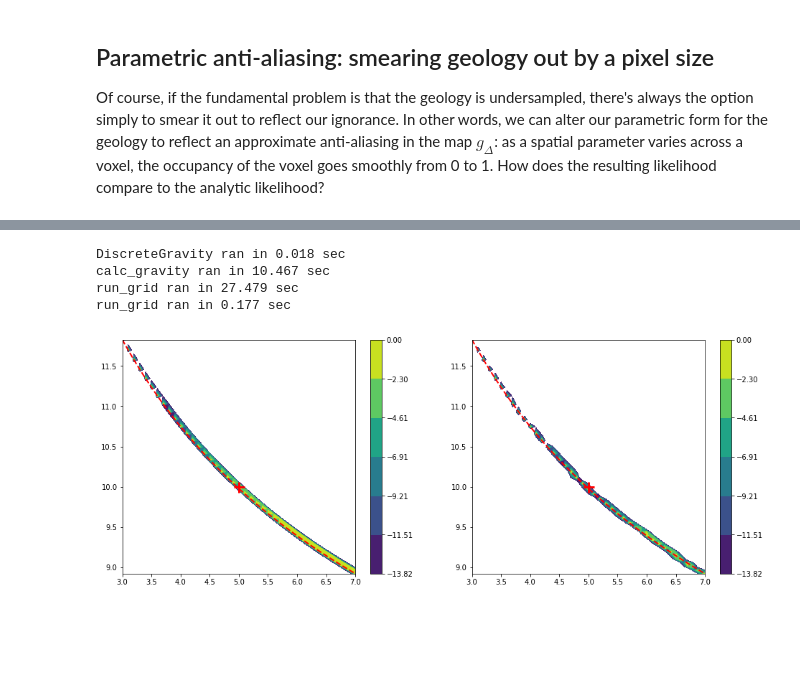
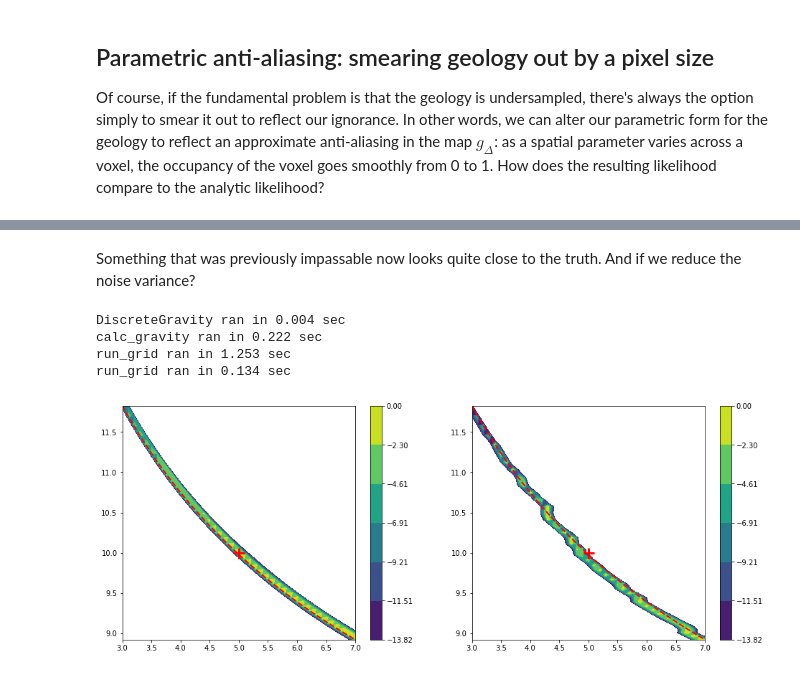
Before and after one commit to rscalzo/blockworlds, a Jupyter notebook: blockworlds/blockworlds.ipynb, the cells around one changed output, grey strips where cells are left out. Saved outputs shown, nothing was run; the diff lists cells and outputs as text; code cells hidden in the pictures; blank space fills up the shorter version.

Commit message:
Added flexible anti-aliasing comparison figures

```diff
--- a/blockworlds/blockworlds.ipynb
+++ b/blockworlds/blockworlds.ipynb
@@ -426,8 +426,8 @@ def smeared_xlty(x, y, h):
     idx = (np.abs(d) < 100)
     result[idx] = 1.0/(1.0 + np.exp(4*d[idx]))
     # linear
-    idx = (np.abs(d) < 1/2)
-    result[idx] = -d[idx] + 0.5
+    idx = (1.1*np.abs(d) < 1/2)
+    result[idx] = -1.1*d[idx] + 0.5
     return result
 
 class SmearedSphereGfunc:
@@ -477,25 +501,27 @@ The result is surprisingly close!  What happens if we go back to our larger surv
+# %% [markdown]
+Something that was previously impassable now looks quite close to the truth.  And if we reduce the noise variance?
 # %%
-data0 = analytic_forward_gravity_sphere(survey_30x30, R_0, rho_0, r0=(0,0,0))[2]
-sigrel = 0.1
+data0 = analytic_forward_gravity_sphere(survey_10x10, R_0, rho_0, r0=(0,0,0))[2]
+sigrel = 0.05
 sigdata = sigrel*np.std(data0)
 epsilon = sigdata*np.random.normal(size=data0.shape)
 dsynth = data0 + epsilon
 
-fwdmodel8 = profile_timer(DiscreteGravity, fwdmodel2.mesh, survey_30x30, SmearedSphereGfunc(1.0))
+fwdmodel8 = profile_timer(DiscreteGravity, fwdmodel.mesh, survey_10x10, SmearedSphereGfunc(2.0))
 data8 = profile_timer(fwdmodel8.calc_gravity, R_0, rho_0)
 xg, yg, Lg = profile_timer(run_grid, dsynth, rho_vals, R_vals, fwdmodel8.calc_gravity)
 xg, yg, Lg0 = profile_timer(run_grid, dsynth, rho_vals, R_vals,
-                            lambda R, rho: analytic_forward_gravity_sphere(survey_30x30, R, rho, r0=(0,0,0))[2])
-fig9 = plt.figure(figsize=(16,6))
+                            lambda R, rho: analytic_forward_gravity_sphere(survey_10x10, R, rho, r0=(0,0,0))[2])
+fig10 = plt.figure(figsize=(16,6))
 ax1 = plt.subplot(121)
 show_contours(xg, yg, Lg0, rho_vals, R_vals, rho_0, R_0)
 ax2 = plt.subplot(122)
 show_contours(xg, yg, Lg, rho_vals, R_vals, rho_0, R_0)
 plt.show()
 # %% [output]
-DiscreteGravity ran in 0.018 sec
-calc_gravity ran in 10.467 sec
-run_grid ran in 27.479 sec
-run_grid ran in 0.177 sec
+DiscreteGravity ran in 0.004 sec
+calc_gravity ran in 0.222 sec
+run_grid ran in 1.253 sec
+run_grid ran in 0.134 sec
-[figure, old version]
+[figure, new version]
 # %% [markdown]
```
Also changed, not shown: parts of 28 cells of this notebook.
